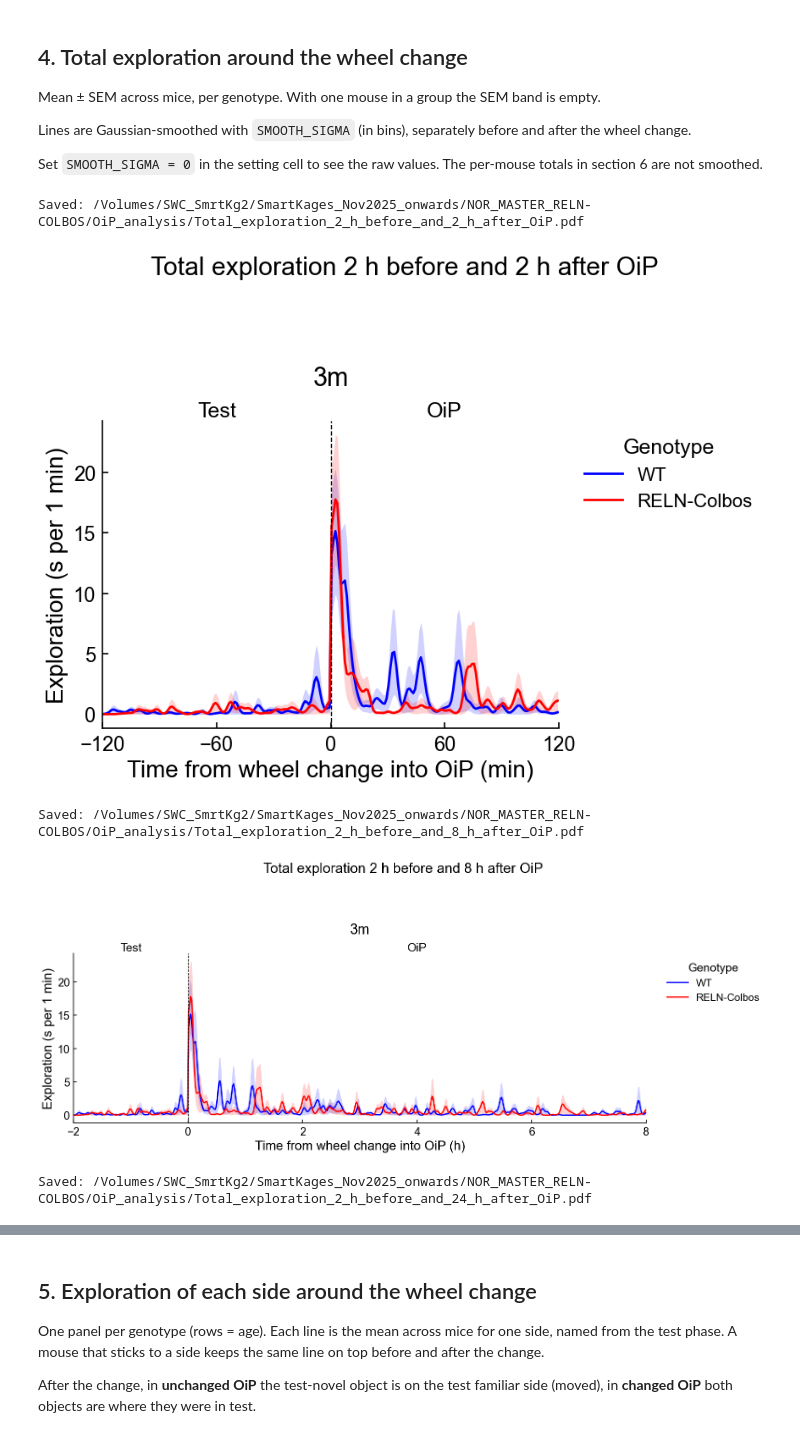
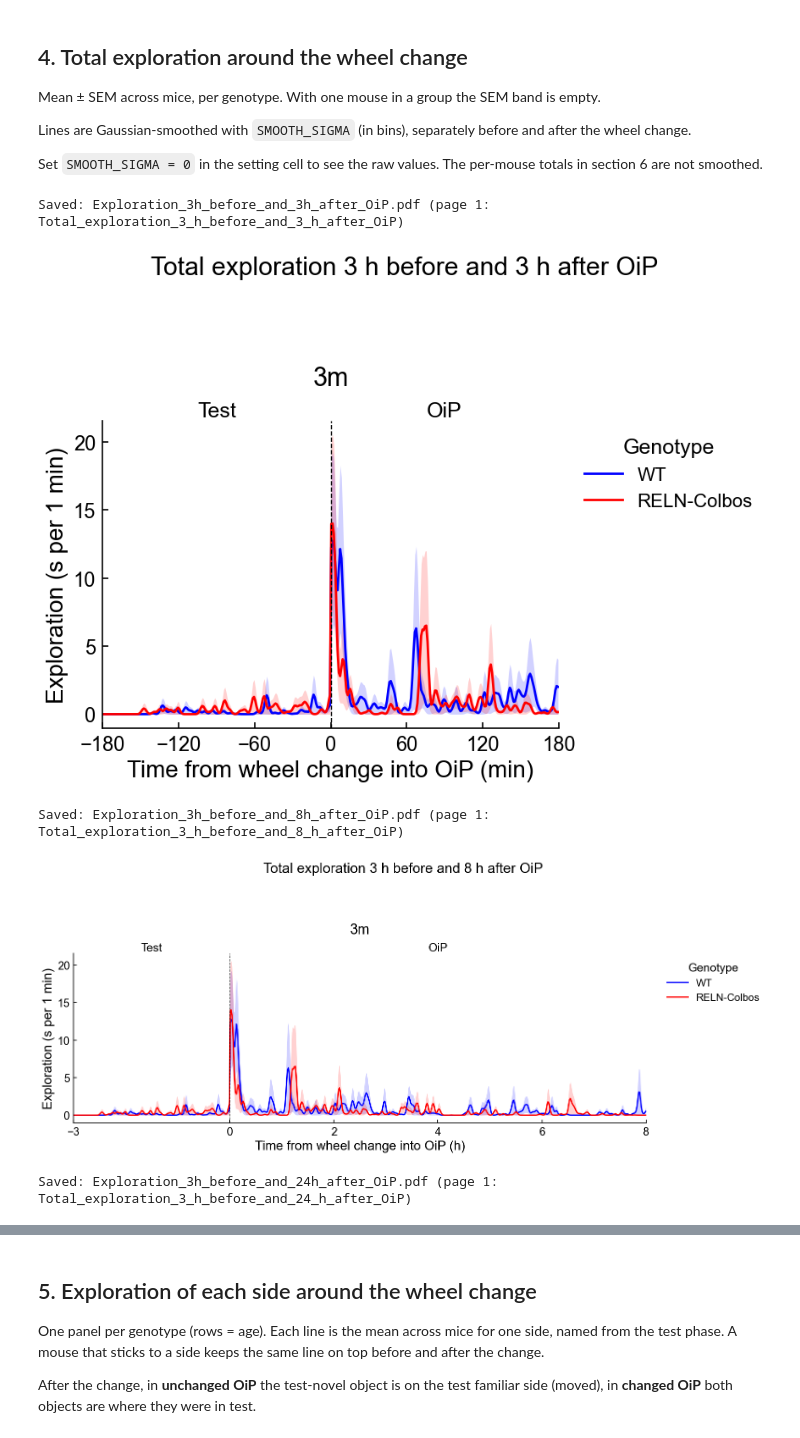
Before and after one commit to lkatsouri/SmartKages_NOR_T-maze, a Jupyter notebook: 3_SmartKage_OiP_analysis.ipynb, the cells around one changed output, grey strips where cells are left out. Drawn from its saved outputs; the diff is of its cells as text; code cells hidden in the pictures.

```diff
--- a/3_SmartKage_OiP_analysis.ipynb
+++ b/3_SmartKage_OiP_analysis.ipynb
@@ -68,12 +70,37 @@ def format_axes(ax):
     return ax
 
 
-def save_fig(fig, name):
-    """Save a figure as PDF in OIP_OUTPUT, only when SAVE_OUTPUTS is True."""
-    if SAVE_OUTPUTS:
-        OIP_OUTPUT.mkdir(exist_ok=True)
+from matplotlib.backends.backend_pdf import PdfPages
+
+_PDF_PAGES = {}   # multi-page PDF name -> {figure name: figure}, in the order the figures were made
+
+
+def save_fig(fig, name, pdf_name=None):
+    """
+    Save a figure as PDF in OIP_OUTPUT, only when SAVE_OUTPUTS is True.
+      - pdf_name None: the figure is saved as its own PDF, <name>.pdf.
+      - pdf_name given: the figure becomes a page of <pdf_name>.pdf. The whole PDF is rewritten each time,
+        so re-running a cell replaces its page instead of adding a duplicate.
+    """
+    if not SAVE_OUTPUTS:
+        return
+    OIP_OUTPUT.mkdir(exist_ok=True)
+    if pdf_name is None:
         fig.savefig(OIP_OUTPUT / f"{name}.pdf", bbox_inches="tight")
         print("Saved:", OIP_OUTPUT / f"{name}.pdf")
+        return
+    pages = _PDF_PAGES.setdefault(pdf_name, {})
+    pages[name] = fig
+    with PdfPages(OIP_OUTPUT / f"{pdf_name}.pdf") as pdf:
+        for page in pages.values():
+            pdf.savefig(page, bbox_inches="tight")
+    print(f"Saved: {pdf_name}.pdf (page {list(pages).index(name) + 1}: {name})")
+
+
+def window_pdf_name(after_min):
+    """One PDF per after-window, e.g. Exploration_3h_before_and_8h_after_OiP (total exploration, then by side)."""
+    before, after = (timepoint_label(m).replace(" ", "") for m in (BEFORE_MIN, after_min))
+    return f"Exploration_{before}_before_and_{after}_after_{TARGET_PHASE}"
 
 
 def timepoint_label(minutes):
@@ -117,7 +144,7 @@ def panel_width(after_min):
 ## 1. Settings
 # %%
 # BASE_DIR = Path("/Users/jiatongsun/SmartKages_OiP_processed")      # test cohort
-BASE_DIR = Path("/Volumes/SWC_SmrtKg2/SmartKages_Nov2025_onwards")   # drive
+BASE_DIR = Path("//Users/jiatongsun/SmartKages_RELN-Colbos_analysis")   # drive
 
 MASTER_NAME = "RELN-COLBOS"
 MASTER_OUTPUT = BASE_DIR / f"NOR_MASTER_{MASTER_NAME}"
@@ -156,8 +183,8 @@ SIDE_COLORS = {
 }
 
 TARGET_PHASE = "OiP"                  # wheel change to align on
-BEFORE_MIN = 120                      # always show the last 2 h before the wheel change
-AFTER_WINDOWS_MIN = [120, 480, 1440]  # plot 2 h, 8 h and 24 h after the wheel change
+BEFORE_MIN = 180                      # always show the last 3 h before the wheel change
+AFTER_WINDOWS_MIN = [180, 480, 1440]  # plot 3 h, 8 h and 24 h after the wheel change
 BIN_MIN = 1                           # plotting bin (minutes)
 SMOOTH_SIGMA = 1.5                    # Gaussian smoothing of the time plots, in bins (0 = off)
 
@@ -498,7 +525,7 @@ def plot_around_change(per_mouse, value_col, y_label, title, after_min):
     )
     ages_present = [age for age in AGE_ORDER if age in summary["Age"].unique()]
 
-    # 2 h: ages side by side. Longer windows: ages stacked so each panel can be wide.
+    # 3 h: ages side by side. Longer windows: ages stacked so each panel can be wide.
     long_window = after_min > 180
     n_ages = len(ages_present)
     nrows, ncols = (n_ages, 1) if long_window else (1, n_ages)
@@ -518,36 +545,36 @@ def plot_around_change(per_mouse, value_col, y_label, title, after_min):
             ax.plot(x, y, color=GENO_COLORS[genotype], linewidth=2, label=genotype)
             ax.fill_between(x, y - sem_values, y + sem_values, color=GENO_COLORS[genotype], alpha=0.18, linewidth=0)
 
         ax.axvline(0, color="black", linestyle="--", linewidth=1)
         ax.text(-BEFORE_MIN / 2 / scale, 1.0, "Test", transform=ax.get_xaxis_transform(), ha="center", va="bottom")
         ax.text(after_min / 2 / scale, 1.0, TARGET_PHASE, transform=ax.get_xaxis_transform(), ha="center", va="bottom")
         ax.set_xlim(-BEFORE_MIN / scale, after_min / scale)
         ax.set_xticks(ticks)
         ax.set_xlabel(f"Time from wheel change into {TARGET_PHASE} ({unit})")
         ax.set_title(age, pad=30)
         format_axes(ax)
 
     for ax in (axes if long_window else axes[:1]):
         ax.set_ylabel(y_label)
     axes[ncols - 1].legend(frameon=False, title="Genotype", loc="upper left", bbox_to_anchor=(1.02, 1))
     fig.suptitle(title, y=1.08)
     plt.tight_layout()
-    save_fig(fig, title.replace(" ", "_"))
+    save_fig(fig, title.replace(" ", "_"), pdf_name=window_pdf_name(after_min))   # page 1 of the window PDF
     plt.show()
 
 
 for after_min in AFTER_WINDOWS_MIN:
     plot_around_change(
         oip_binned,
         "total_sec",
         f"Exploration (s per {BIN_MIN} min)",
         f"Total exploration {timepoint_label(BEFORE_MIN)} before and "
         f"{timepoint_label(after_min)} after {TARGET_PHASE}",
         after_min,
     )
 # %% [output]
-Saved: /Volumes/SWC_SmrtKg2/SmartKages_Nov2025_onwards/NOR_MASTER_RELN-COLBOS/OiP_analysis/Total_exploration_2_h_before_and_2_h_after_OiP.pdf
+Saved: Exploration_3h_before_and_3h_after_OiP.pdf (page 1: Total_exploration_3_h_before_and_3_h_after_OiP)
-[figure, old version]
+[figure, new version]
-Saved: /Volumes/SWC_SmrtKg2/SmartKages_Nov2025_onwards/NOR_MASTER_RELN-COLBOS/OiP_analysis/Total_exploration_2_h_before_and_8_h_after_OiP.pdf
+Saved: Exploration_3h_before_and_8h_after_OiP.pdf (page 1: Total_exploration_3_h_before_and_8_h_after_OiP)
-[figure, old version]
+[figure, new version]
-Saved: /Volumes/SWC_SmrtKg2/SmartKages_Nov2025_onwards/NOR_MASTER_RELN-COLBOS/OiP_analysis/Total_exploration_2_h_before_and_24_h_after_OiP.pdf
+Saved: Exploration_3h_before_and_24h_after_OiP.pdf (page 1: Total_exploration_3_h_before_and_24_h_after_OiP)
```
Also changed, not shown: parts of 15 cells of this notebook, 2 other files.
